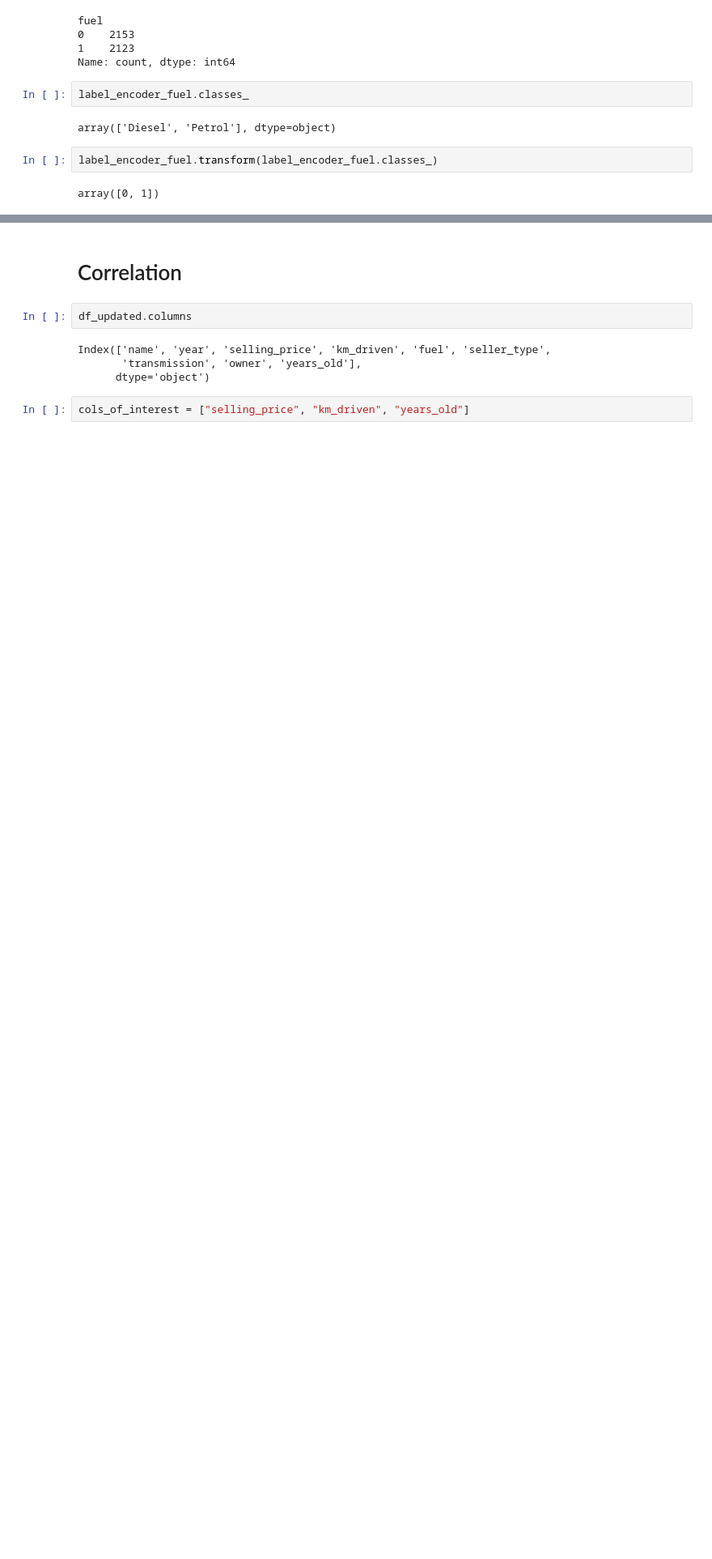
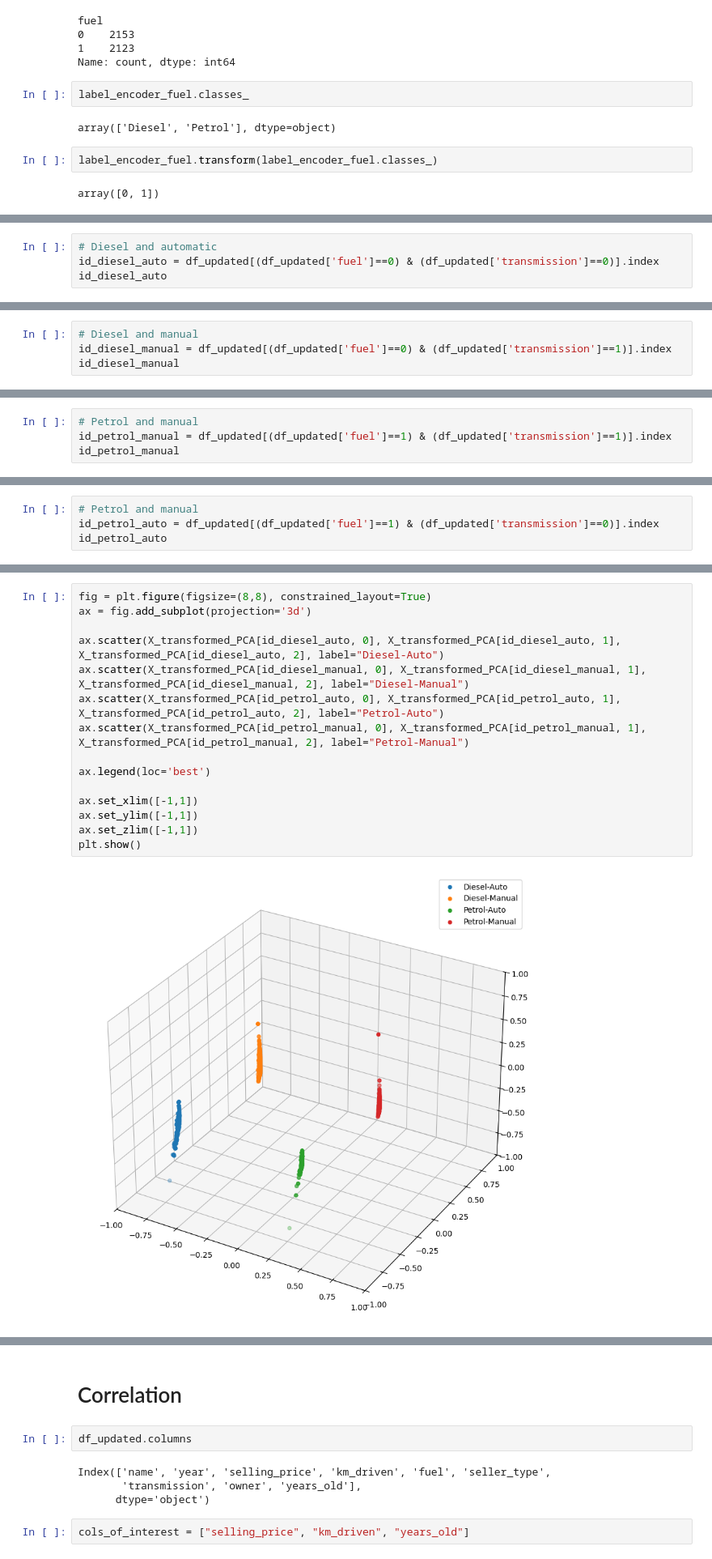
Before and after one commit to sameervk/OpenDataScienceSandbox, a Jupyter notebook: QuantileRegression/QuantileRegression_nb1.ipynb, the cells around one changed output, grey strips where cells are left out. Shown at 81% size. Drawn from its saved outputs; the diff is of its cells as text; blank space fills up the shorter version.

```diff
--- a/QuantileRegression/QuantileRegression_nb1.ipynb
+++ b/QuantileRegression/QuantileRegression_nb1.ipynb
@@ -334,0 +442,4 @@ array([0, 1])
+# %%
+# Diesel and automatic
+id_diesel_auto = df_updated[(df_updated['fuel']==0) & (df_updated['transmission']==0)].index
+id_diesel_auto
@@ -334,0 +451,4 @@ array([0, 1])
+# %%
+# Diesel and manual
+id_diesel_manual = df_updated[(df_updated['fuel']==0) & (df_updated['transmission']==1)].index
+id_diesel_manual
@@ -334,0 +460,4 @@ array([0, 1])
+# %%
+# Petrol and manual
+id_petrol_manual = df_updated[(df_updated['fuel']==1) & (df_updated['transmission']==1)].index
+id_petrol_manual
@@ -334,0 +469,4 @@ array([0, 1])
+# %%
+# Petrol and manual
+id_petrol_auto = df_updated[(df_updated['fuel']==1) & (df_updated['transmission']==0)].index
+id_petrol_auto
@@ -334,0 +478,17 @@ array([0, 1])
+# %%
+fig = plt.figure(figsize=(8,8), constrained_layout=True)
+ax = fig.add_subplot(projection='3d')
+
+ax.scatter(X_transformed_PCA[id_diesel_auto, 0], X_transformed_PCA[id_diesel_auto, 1], X_transformed_PCA[id_diesel_auto, 2], label="Diesel-Auto")
+ax.scatter(X_transformed_PCA[id_diesel_manual, 0], X_transformed_PCA[id_diesel_manual, 1], X_transformed_PCA[id_diesel_manual, 2], label="Diesel-Manual")
+ax.scatter(X_transformed_PCA[id_petrol_auto, 0], X_transformed_PCA[id_petrol_auto, 1], X_transformed_PCA[id_petrol_auto, 2], label="Petrol-Auto")
+ax.scatter(X_transformed_PCA[id_petrol_manual, 0], X_transformed_PCA[id_petrol_manual, 1], X_transformed_PCA[id_petrol_manual, 2], label="Petrol-Manual")
+
+ax.legend(loc='best')
+
+ax.set_xlim([-1,1])
+ax.set_ylim([-1,1])
+ax.set_zlim([-1,1])
+plt.show()
+# %% [output]
+[figure, added]
```
Also changed, not shown: parts of 30 cells of this notebook.
